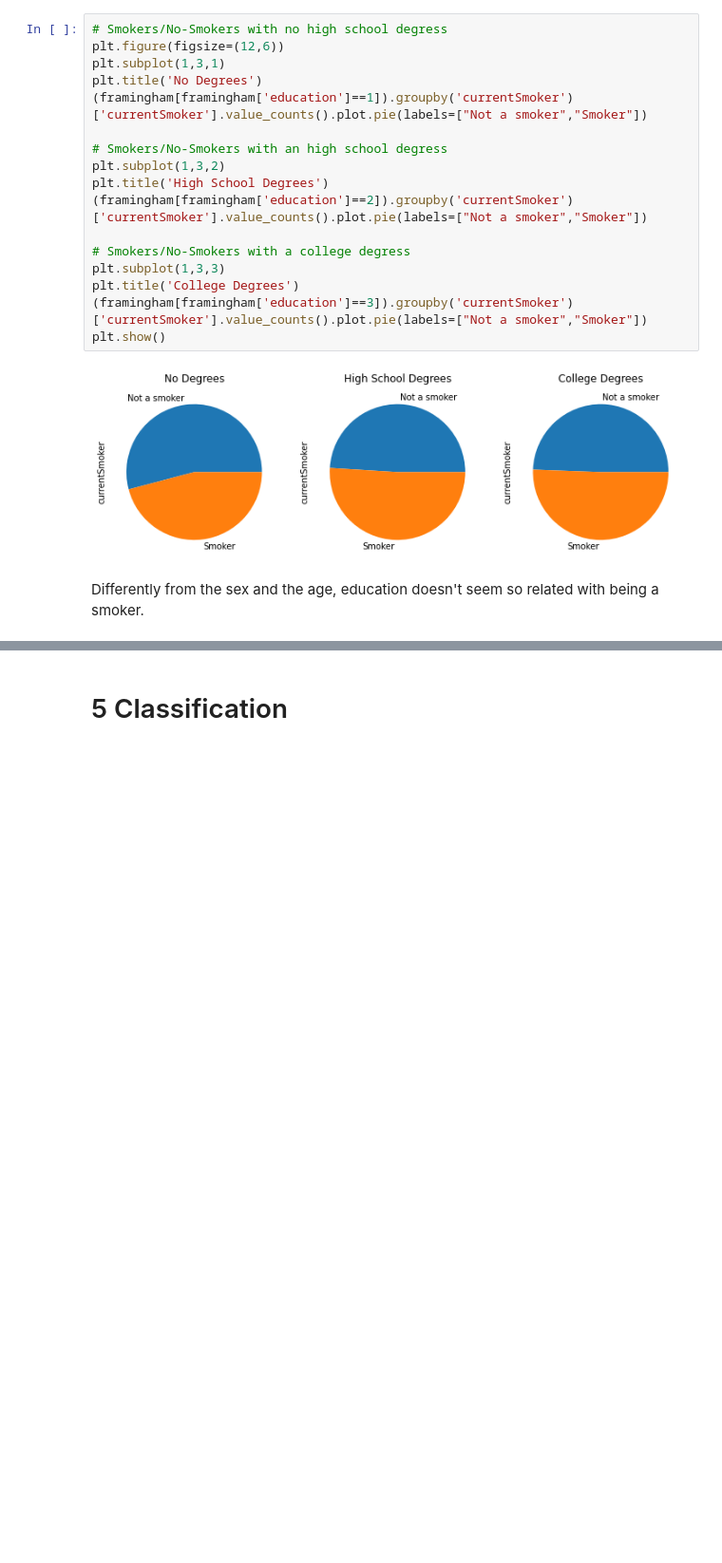
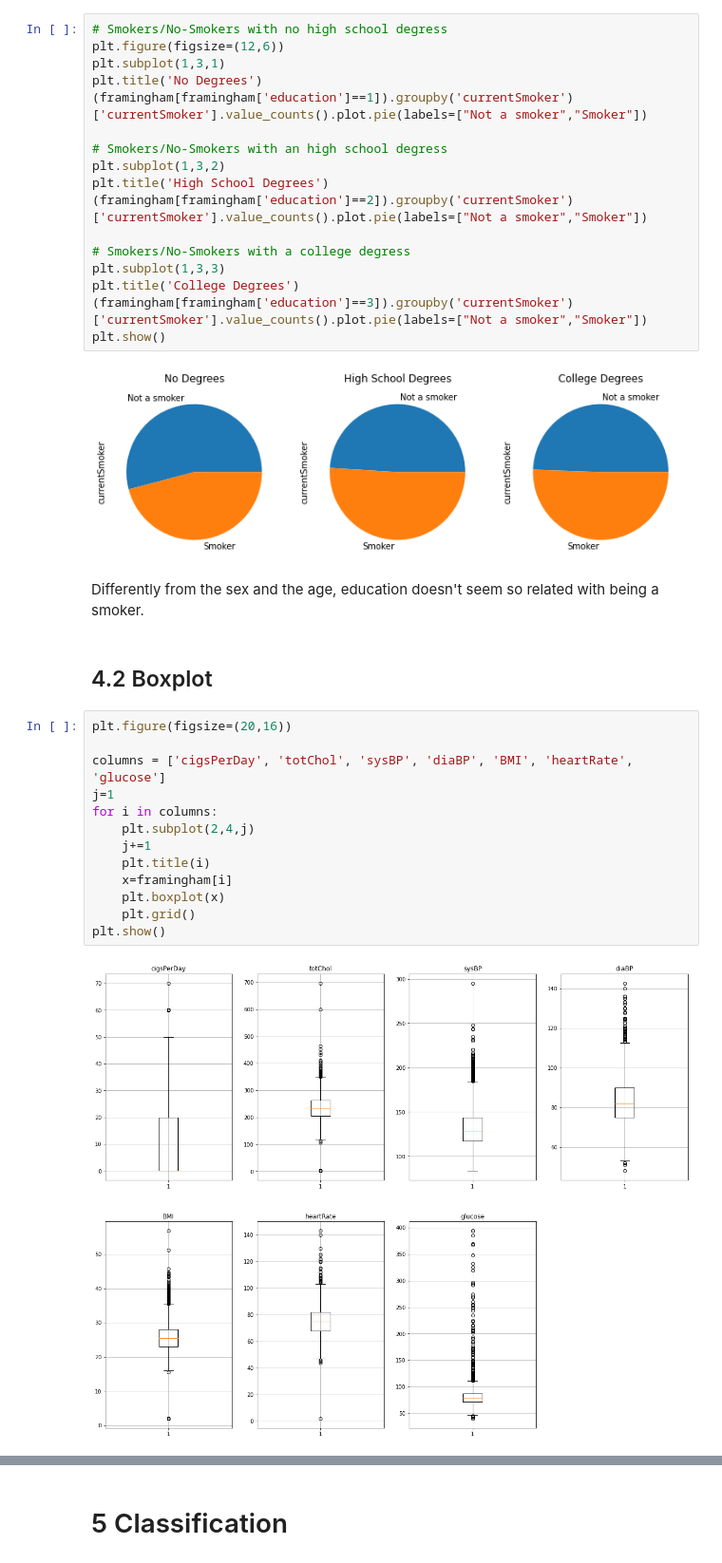
Before and after one commit to Mirkesx/cardiovascularity_study_dataset, a Jupyter notebook: project_notebook_marco_cavalli_1000024189.ipynb, the cells around one changed output, grey strips where cells are left out. Shown: that part at 95% size. Saved outputs shown, nothing was run; the diff lists cells and outputs as text; blank space fills up the shorter version.

```diff
--- a/project_notebook_marco_cavalli_1000024189.ipynb
+++ b/project_notebook_marco_cavalli_1000024189.ipynb
@@ -434,3 +457,20 @@ plt.show()
 [figure]
 # %% [markdown]
 <p>Differently from the sex and the age, education doesn't seem so related with being a smoker.</p>
+# %% [markdown]
+<h2>4.2 Boxplot</h2>
+# %%
+plt.figure(figsize=(20,16))
+
+columns = ['cigsPerDay', 'totChol', 'sysBP', 'diaBP', 'BMI', 'heartRate', 'glucose']
+j=1
+for i in columns:
+    plt.subplot(2,4,j)
+    j+=1
+    plt.title(i)
+    x=framingham[i]
+    plt.boxplot(x)
+    plt.grid()
+plt.show()
+# %% [output]
+[figure, added]
```
Also changed, not shown: parts of 11 cells of this notebook.
